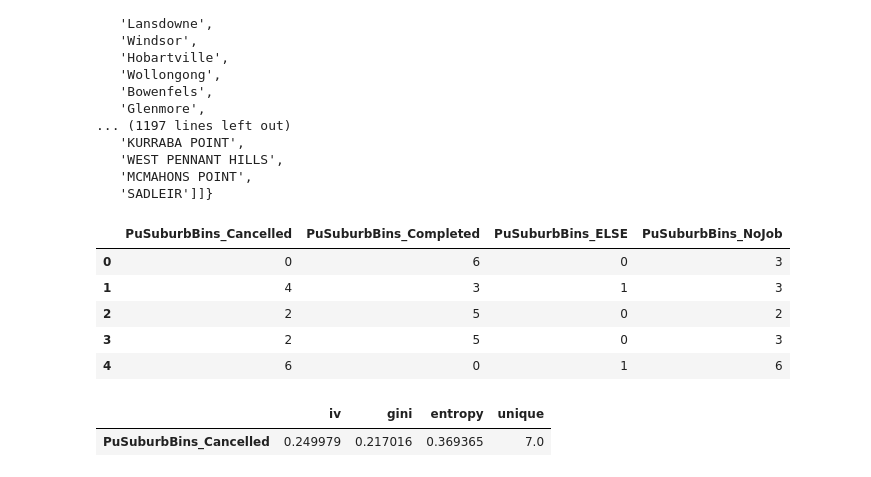
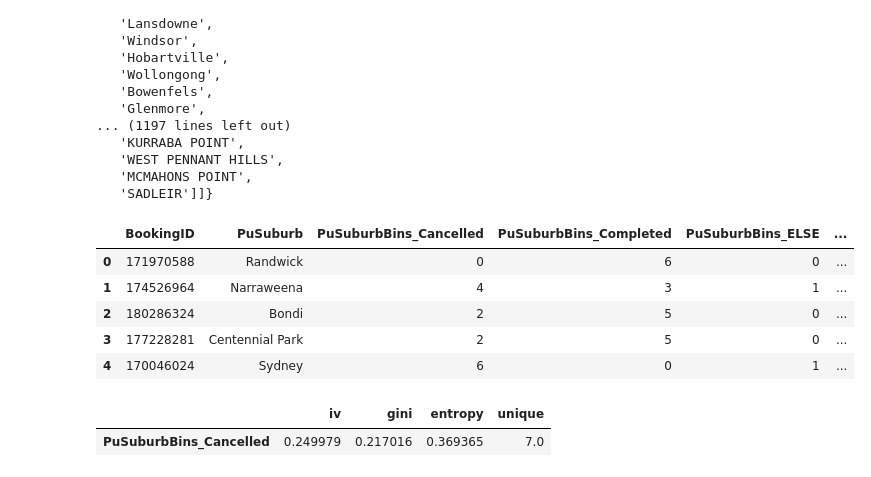
Before and after one commit to xhua0336/Taxi_booking_analysis, a Jupyter notebook: Feature+model.ipynb, the cells around one changed output. Saved outputs shown, nothing was run; the diff lists cells and outputs as text; code cells hidden in the pictures.

```diff
--- a/Feature+model.ipynb
+++ b/Feature+model.ipynb
@@ -150,12 +161,13 @@ data, validation = PuSuburbBins(data, validation)
 # %%
-data[['PuSuburbBins_Cancelled','PuSuburbBins_Completed','PuSuburbBins_ELSE','PuSuburbBins_NoJob']].head()
+data[['BookingID','PuSuburb','PuSuburbBins_Cancelled','PuSuburbBins_Completed','PuSuburbBins_ELSE','PuSuburbBins_NoJob']].head()
+#binning result in dataset
 # %% [output]
-|  | PuSuburbBins_Cancelled | PuSuburbBins_Completed | PuSuburbBins_ELSE | PuSuburbBins_NoJob |
-| 0 | 0 | 6 | 0 | 3 |
-| 1 | 4 | 3 | 1 | 3 |
-| 2 | 2 | 5 | 0 | 2 |
-| 3 | 2 | 5 | 0 | 3 |
-| 4 | 6 | 0 | 1 | 6 |
+|  | BookingID | PuSuburb | PuSuburbBins_Cancelled | PuSuburbBins_Completed | PuSuburbBins_ELSE | ... |
+| 0 | 171970588 | Randwick | 0 | 6 | 0 | ... |
+| 1 | 174526964 | Narraweena | 4 | 3 | 1 | ... |
+| 2 | 180286324 | Bondi | 2 | 5 | 0 | ... |
+| 3 | 177228281 | Centennial Park | 2 | 5 | 0 | ... |
+| 4 | 170046024 | Sydney | 6 | 0 | 1 | ... |
 # %%
 toad.quality(data[['PuSuburbBins_Cancelled','target_2cls_Cancelled']],target='target_2cls_Cancelled')
 #check iv value for cancelled
```
Also changed, not shown: parts of 80 cells of this notebook.
